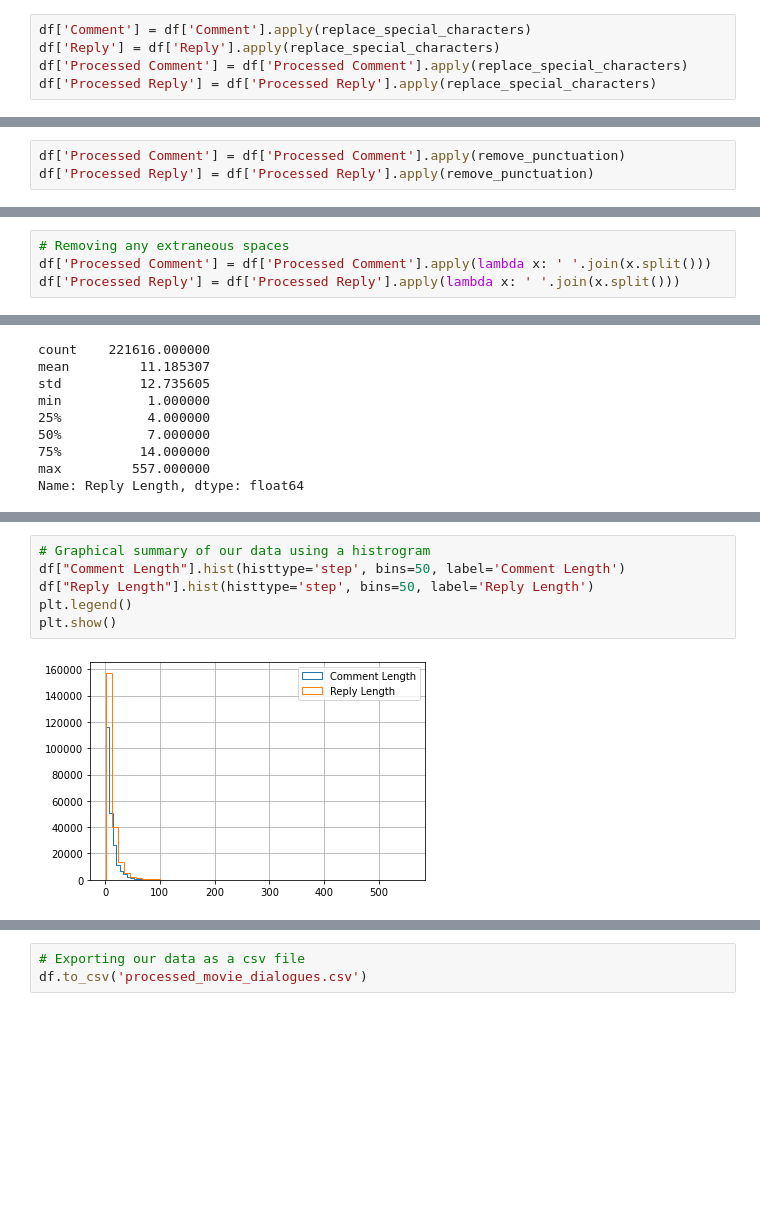
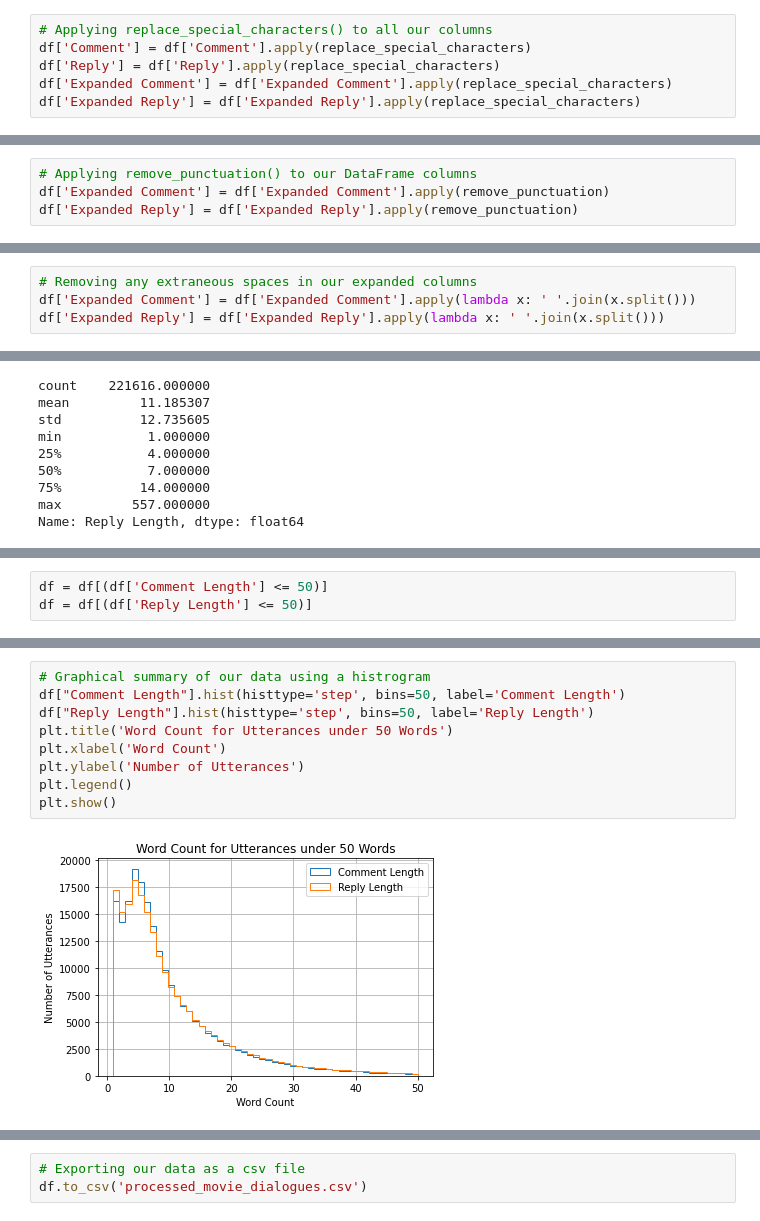
Before and after one commit to leekahung/chatbot, a Jupyter notebook: datasets/cornell_movie_dialogs_corpus/movie_dialogues_cleaning.ipynb, the cells around one changed output, grey strips where cells are left out. Drawn from its saved outputs; the diff is of its cells as text; blank space fills up the shorter version.

Commit message:
Updating notebooks for additional data cleaning and preprocessing

```diff
--- a/datasets/cornell_movie_dialogs_corpus/movie_dialogues_cleaning.ipynb
+++ b/datasets/cornell_movie_dialogs_corpus/movie_dialogues_cleaning.ipynb
@@ -399,8 +426,9 @@ def replace_special_characters(text):
     double_to_single_dash = no_specials.replace('--', '-')
     return double_to_single_dash
 # %%
+# Applying replace_special_characters() to all our columns
 df['Comment'] = df['Comment'].apply(replace_special_characters)
 df['Reply'] = df['Reply'].apply(replace_special_characters)
-df['Processed Comment'] = df['Processed Comment'].apply(replace_special_characters)
-df['Processed Reply'] = df['Processed Reply'].apply(replace_special_characters)
+df['Expanded Comment'] = df['Expanded Comment'].apply(replace_special_characters)
+df['Expanded Reply'] = df['Expanded Reply'].apply(replace_special_characters)
 # %%
@@ -414,6 +442,7 @@ For Natural Language Processing (NLP), punctuations are typically stripped durin
 def remove_punctuation(text):
     return text.translate(str.maketrans('', '', string.punctuation))
 # %%
-df['Processed Comment'] = df['Processed Comment'].apply(remove_punctuation)
-df['Processed Reply'] = df['Processed Reply'].apply(remove_punctuation)
+# Applying remove_punctuation() to our DataFrame columns
+df['Expanded Comment'] = df['Expanded Comment'].apply(remove_punctuation)
+df['Expanded Reply'] = df['Expanded Reply'].apply(remove_punctuation)
 # %%
@@ -421,7 +450,7 @@ df['Processed Comment'].loc[149521]
 # %% [output]
 'just a minute  just a minute now hold on mr potter you are right when you say my father was no business man i know that why he ever started this cheap pennyante building and loan i will never know bu ...
 # %%
-# Removing any extraneous spaces
-df['Processed Comment'] = df['Processed Comment'].apply(lambda x: ' '.join(x.split()))
-df['Processed Reply'] = df['Processed Reply'].apply(lambda x: ' '.join(x.split()))
+# Removing any extraneous spaces in our expanded columns
+df['Expanded Comment'] = df['Expanded Comment'].apply(lambda x: ' '.join(x.split()))
+df['Expanded Reply'] = df['Expanded Reply'].apply(lambda x: ' '.join(x.split()))
 # %%
@@ -472,0 +514,3 @@ Name: Reply Length, dtype: float64
+# %%
+df = df[(df['Comment Length'] <= 50)]
+df = df[(df['Reply Length'] <= 50)]
@@ -473,11 +541,14 @@ Name: Reply Length, dtype: float64
 # %%
 # Graphical summary of our data using a histrogram
 df["Comment Length"].hist(histtype='step', bins=50, label='Comment Length')
 df["Reply Length"].hist(histtype='step', bins=50, label='Reply Length')
+plt.title('Word Count for Utterances under 50 Words')
+plt.xlabel('Word Count')
+plt.ylabel('Number of Utterances')
 plt.legend()
 plt.show()
 # %% [output]
-[figure, old version]
+[figure, new version]
 # %%
 # Graphical summary of our data using a boxplot
 df.boxplot(column=['Comment Length','Reply Length'])
```
Also changed, not shown: parts of 34 cells of this notebook, 1 other file.
